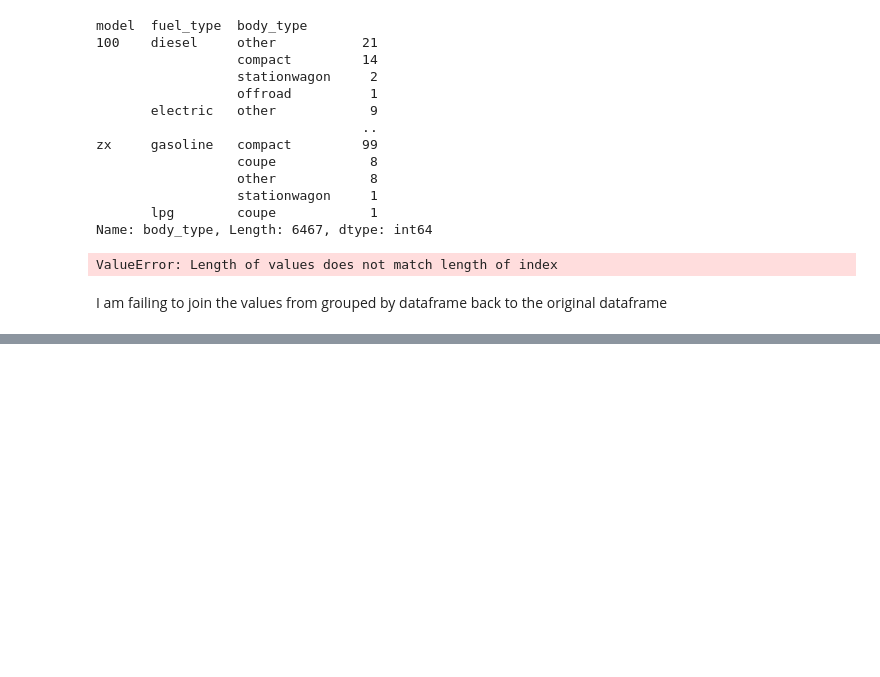
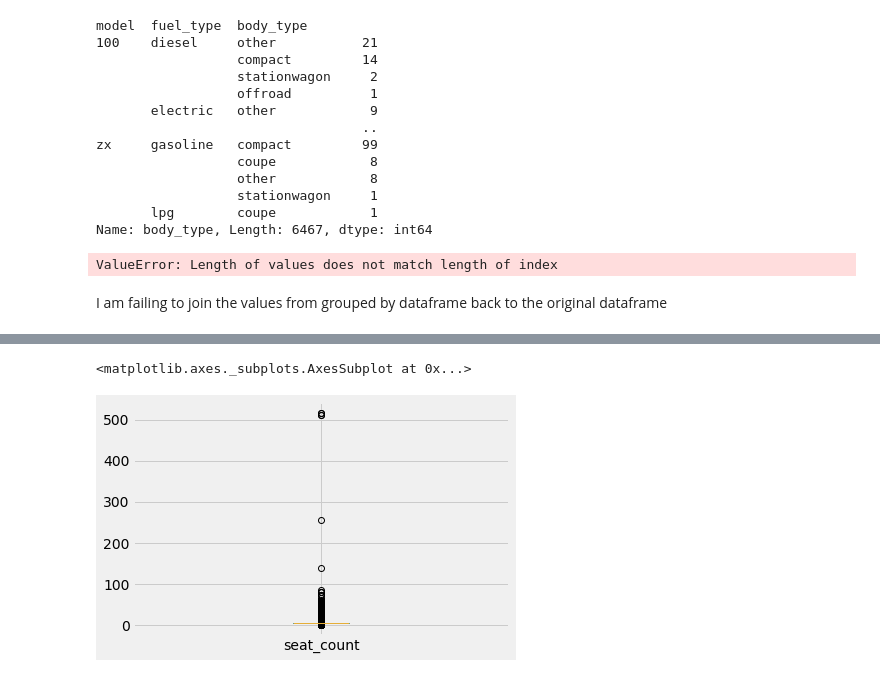
Before and after one commit to bhattbhuwan13/fuseai-training, a Jupyter notebook: notebooks/01.01_bb_EDA_2020_05_11.ipynb, the cells around one changed output, grey strips where cells are left out. Cells and saved outputs as stored; diff of their text form; code cells hidden in the pictures; blank space fills up the shorter version.

```diff
--- a/notebooks/01.01_bb_EDA_2020_05_11.ipynb
+++ b/notebooks/01.01_bb_EDA_2020_05_11.ipynb
@@ -548,0 +588,7 @@ I am failing to join the values from grouped by dataframe back to the original d
+# %%
+# Converting seat count into numeric and then drawing the bx plot
+raw_data['seat_count'] = pd.to_numeric(raw_data['seat_count'])
+raw_data['seat_count'].plot(kind='box')
+# %% [output]
+<matplotlib.axes._subplots.AxesSubplot at 0x...>
+[figure, added]
```
Also changed, not shown: parts of 18 cells of this notebook.
